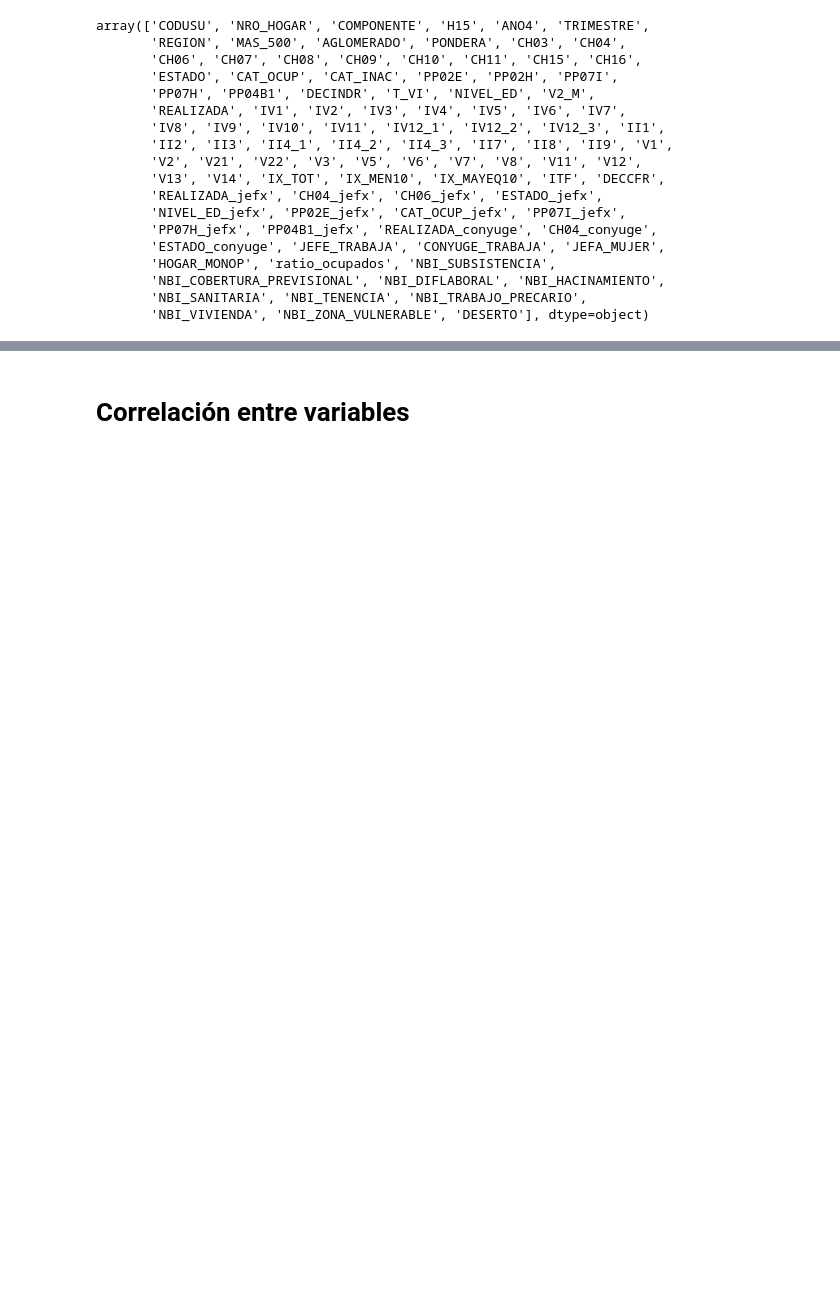
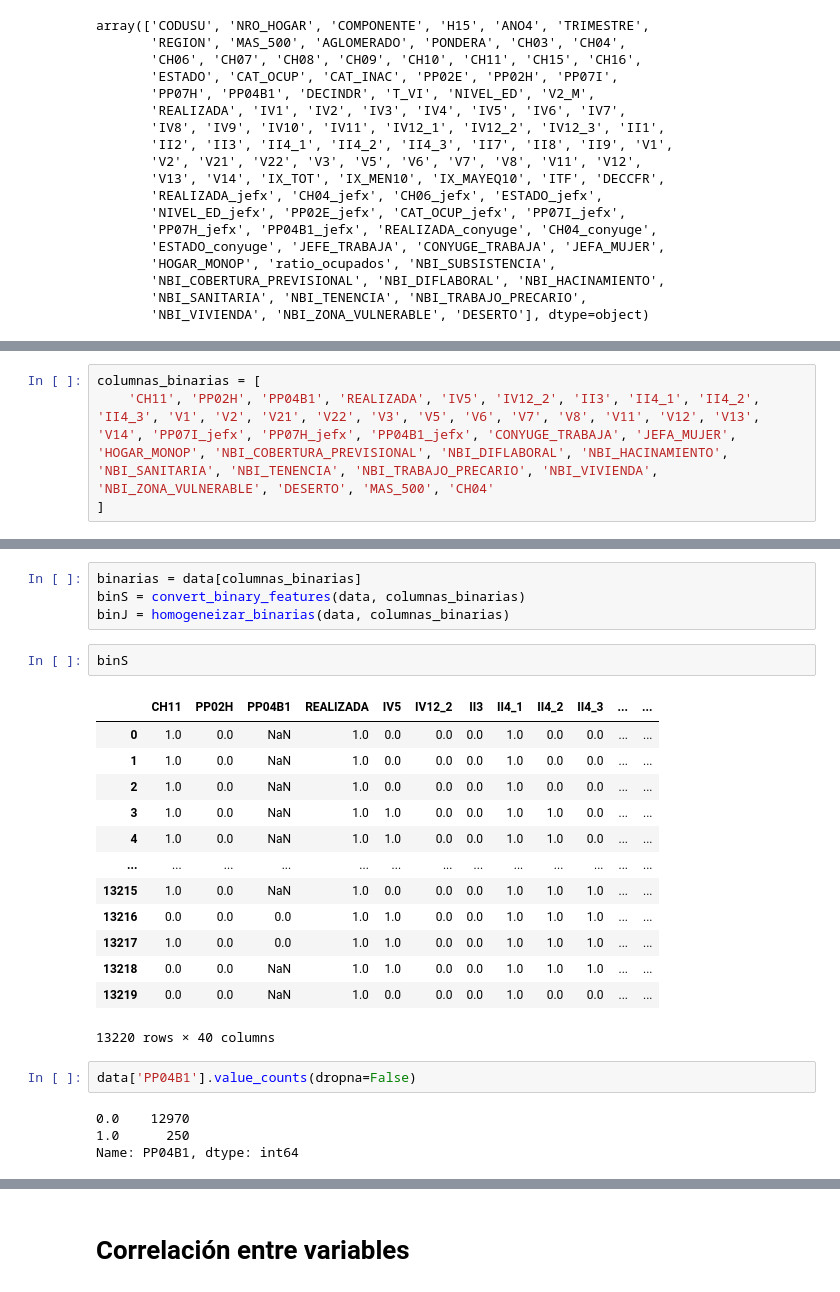
Before and after one commit to lauticouget/desercion_escolar_argentina, a Jupyter notebook: notebooks/transformers.ipynb, the cells around one changed output, grey strips where cells are left out. Drawn from its saved outputs; the diff is of its cells as text; blank space fills up the shorter version.

```diff
--- a/notebooks/imputers.ipynb
+++ b/notebooks/transformers.ipynb
@@ -71,0 +34,4 @@ class_weights
+# %%
+columnas_binarias = [
+    'CH11', 'PP02H', 'PP04B1', 'REALIZADA', 'IV5', 'IV12_2', 'II3', 'II4_1', 'II4_2', 'II4_3', 'V1', 'V2', 'V21', 'V22', 'V3', 'V5', 'V6', 'V7', 'V8', 'V11', 'V12', 'V13', 'V14', 'PP07I_jefx', 'PP07H_jefx', 'PP04B1_jefx', 'CONYUGE_TRABAJA', 'JEFA_MUJER', 'HOGAR_MONOP', 'NBI_COBERTURA_PREVISIONAL', 'NBI_DIFLABORAL', 'NBI_HACINAMIENTO', 'NBI_SANITARIA', 'NBI_TENENCIA', 'NBI_TRABAJO_PRECARIO', 'NBI_VIVIENDA', 'NBI_ZONA_VULNERABLE', 'DESERTO', 'MAS_500', 'CH04'
+]
@@ -71,0 +79,26 @@ class_weights
+# %%
+binarias = data[columnas_binarias]
+binS = convert_binary_features(data, columnas_binarias)
+binJ = homogeneizar_binarias(data, columnas_binarias)
+# %%
+binS
+# %% [output]
+|  | CH11 | PP02H | PP04B1 | REALIZADA | IV5 | IV12_2 | II3 | II4_1 | II4_2 | II4_3 | ... | ... |
+| 0 | 1.0 | 0.0 | NaN | 1.0 | 0.0 | 0.0 | 0.0 | 1.0 | 0.0 | 0.0 | ... | ... |
+| 1 | 1.0 | 0.0 | NaN | 1.0 | 0.0 | 0.0 | 0.0 | 1.0 | 0.0 | 0.0 | ... | ... |
+| 2 | 1.0 | 0.0 | NaN | 1.0 | 0.0 | 0.0 | 0.0 | 1.0 | 0.0 | 0.0 | ... | ... |
+| 3 | 1.0 | 0.0 | NaN | 1.0 | 1.0 | 0.0 | 0.0 | 1.0 | 1.0 | 0.0 | ... | ... |
+| 4 | 1.0 | 0.0 | NaN | 1.0 | 1.0 | 0.0 | 0.0 | 1.0 | 1.0 | 0.0 | ... | ... |
+| ... | ... | ... | ... | ... | ... | ... | ... | ... | ... | ... | ... | ... |
+| 13215 | 1.0 | 0.0 | NaN | 1.0 | 0.0 | 0.0 | 0.0 | 1.0 | 1.0 | 1.0 | ... | ... |
+| 13216 | 0.0 | 0.0 | 0.0 | 1.0 | 1.0 | 0.0 | 0.0 | 1.0 | 1.0 | 1.0 | ... | ... |
+| 13217 | 1.0 | 0.0 | 0.0 | 1.0 | 1.0 | 0.0 | 0.0 | 1.0 | 1.0 | 1.0 | ... | ... |
+| 13218 | 0.0 | 0.0 | NaN | 1.0 | 1.0 | 0.0 | 0.0 | 1.0 | 1.0 | 1.0 | ... | ... |
+| 13219 | 0.0 | 0.0 | NaN | 1.0 | 0.0 | 0.0 | 0.0 | 1.0 | 0.0 | 0.0 | ... | ... |
+13220 rows × 40 columns
+# %%
+data['PP04B1'].value_counts(dropna=False)
+# %% [output]
+0.0    12970
+1.0      250
+Name: PP04B1, dtype: int64
```
Also changed, not shown: parts of 14 cells of this notebook, 1 other file.
